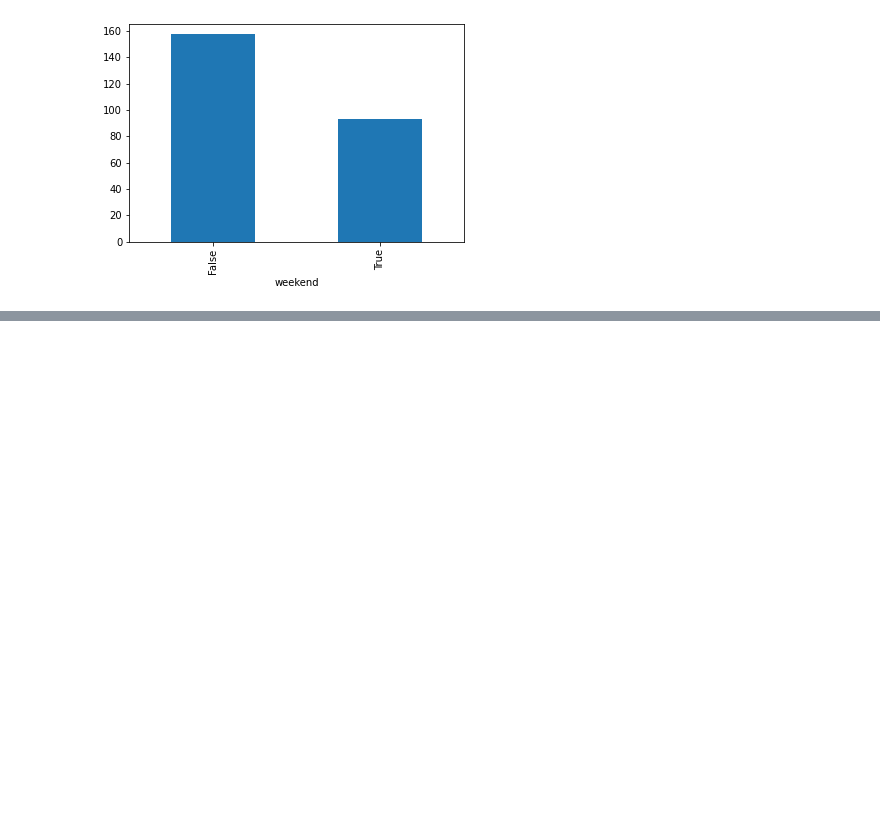
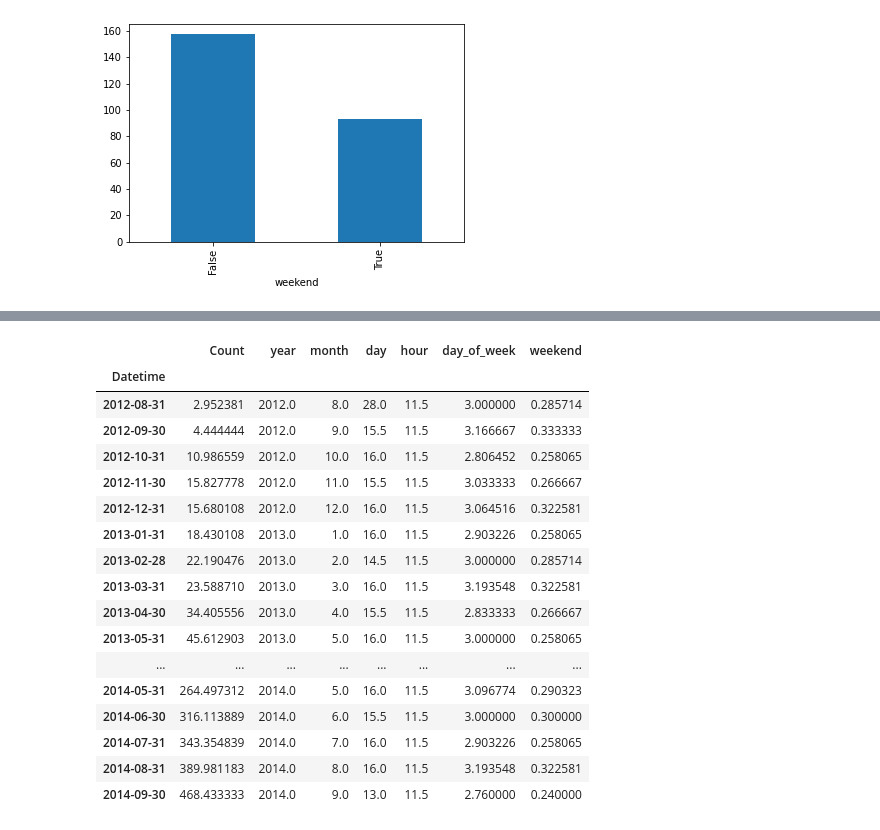
Before and after one commit to talha-amir/Python-Time-Series, a Jupyter notebook: Final.ipynb, the cells around one changed output, grey strips where cells are left out. Saved outputs shown, nothing was run; the diff lists cells and outputs as text; code cells hidden in the pictures; blank space fills up the shorter version.

```diff
--- a/Final.ipynb
+++ b/Final.ipynb
@@ -94,0 +151,21 @@ train.groupby('weekend')['Count'].mean().plot.bar()
+# %%
+monthly
+# %% [output]
+|  | Count | year | month | day | hour | day_of_week | weekend |
+| Datetime |  |  |  |  |  |  |  |
+| 2012-08-31 | 2.952381 | 2012.0 | 8.0 | 28.0 | 11.5 | 3.000000 | 0.285714 |
+| 2012-09-30 | 4.444444 | 2012.0 | 9.0 | 15.5 | 11.5 | 3.166667 | 0.333333 |
+| 2012-10-31 | 10.986559 | 2012.0 | 10.0 | 16.0 | 11.5 | 2.806452 | 0.258065 |
+| 2012-11-30 | 15.827778 | 2012.0 | 11.0 | 15.5 | 11.5 | 3.033333 | 0.266667 |
+| 2012-12-31 | 15.680108 | 2012.0 | 12.0 | 16.0 | 11.5 | 3.064516 | 0.322581 |
+| 2013-01-31 | 18.430108 | 2013.0 | 1.0 | 16.0 | 11.5 | 2.903226 | 0.258065 |
+| 2013-02-28 | 22.190476 | 2013.0 | 2.0 | 14.5 | 11.5 | 3.000000 | 0.285714 |
+| 2013-03-31 | 23.588710 | 2013.0 | 3.0 | 16.0 | 11.5 | 3.193548 | 0.322581 |
+| 2013-04-30 | 34.405556 | 2013.0 | 4.0 | 15.5 | 11.5 | 2.833333 | 0.266667 |
+| 2013-05-31 | 45.612903 | 2013.0 | 5.0 | 16.0 | 11.5 | 3.000000 | 0.258065 |
+| ... | ... | ... | ... | ... | ... | ... | ... |
+| 2014-05-31 | 264.497312 | 2014.0 | 5.0 | 16.0 | 11.5 | 3.096774 | 0.290323 |
+| 2014-06-30 | 316.113889 | 2014.0 | 6.0 | 15.5 | 11.5 | 3.000000 | 0.300000 |
+| 2014-07-31 | 343.354839 | 2014.0 | 7.0 | 16.0 | 11.5 | 2.903226 | 0.258065 |
+| 2014-08-31 | 389.981183 | 2014.0 | 8.0 | 16.0 | 11.5 | 3.193548 | 0.322581 |
+| 2014-09-30 | 468.433333 | 2014.0 | 9.0 | 13.0 | 11.5 | 2.760000 | 0.240000 |
```
Also changed, not shown: parts of 5 cells of this notebook.
